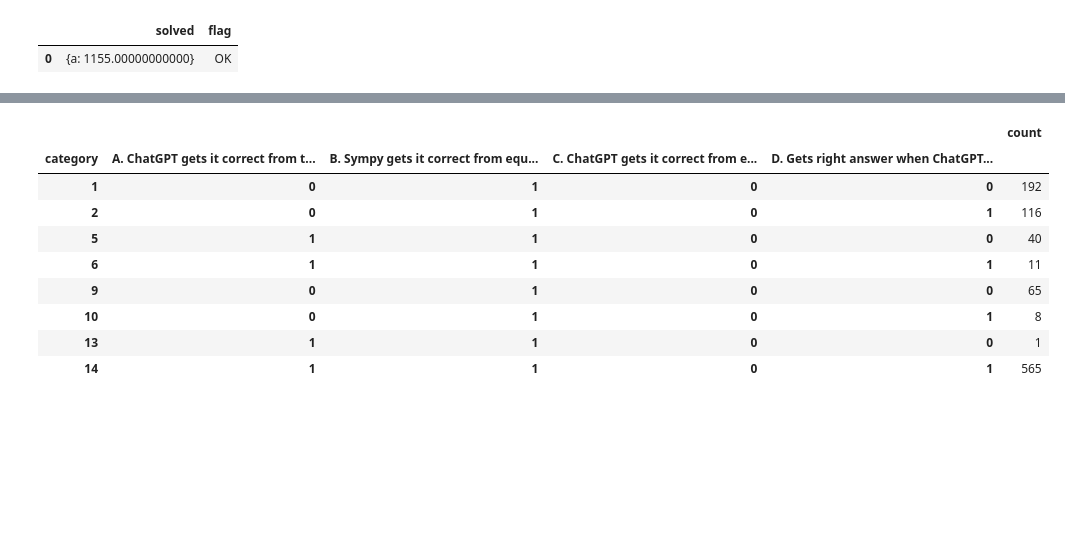
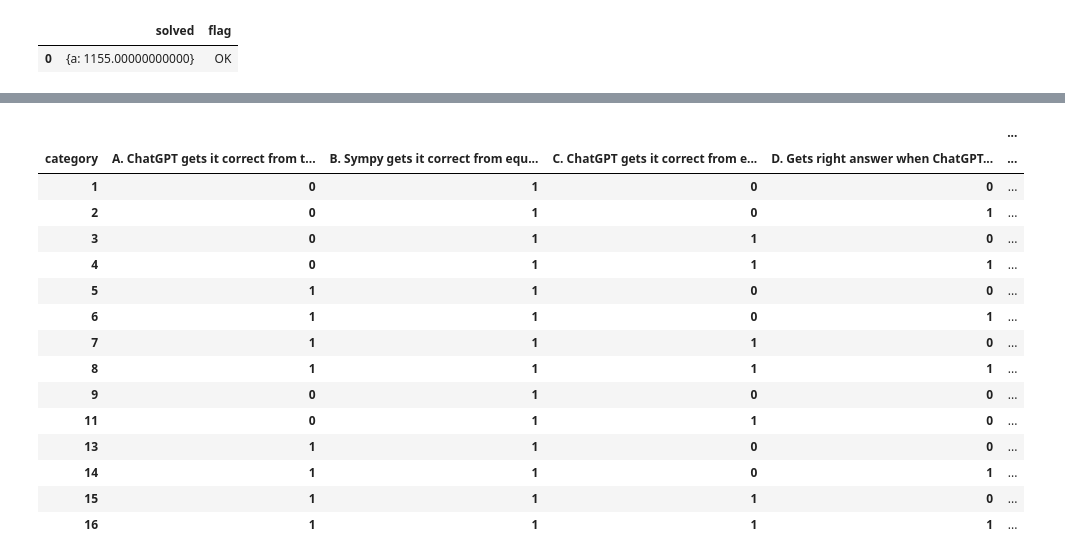
Before and after one commit to hwelsters/internal-consistency, a Jupyter notebook: 06-03-2023/categorize.ipynb, the cells around one changed output, grey strips where cells are left out. Saved outputs shown, nothing was run; the diff lists cells and outputs as text; code cells hidden in the pictures; blank space fills up the shorter version.

```diff
--- a/06-03-2023/categorize.ipynb
+++ b/06-03-2023/categorize.ipynb
@@ -88,3 +94,9 @@ def grade_response(row, file_name):
     if category_array == [1, 1 , 1]: row['category'] = 8 + offset
 
     return row
+# %%
+system = pandas.read_json('data/output/system_equations/sample_0.jsonl', lines=True)
+system = system[['question_id', 'choices']]
+system['choices'] = system['choices'].apply(lambda row : row[0]['message']['content'])
+system = system.set_index('question_id')
+system.head(1)
@@ -91,15 +107,17 @@ def grade_response(row, file_name):
 # %%
+ground = ground.join(system)
+
 for file_path in os.listdir(SOLVED_FILE_PATH):
     solved = pandas.read_json(f"{SOLVED_FILE_PATH}{file_path}", lines=True)
-    solved = solved[['question_id', 'question', 'choices', 'solved']]
-    solved['choices'] = solved['choices'].apply(lambda row : row[0]['message']['content'])
+    solved = solved[['question_id', 'question', 'solved']]
+    # solved['choices'] = solved['choices'].apply(lambda row : row[0]['message']['content'])
     file_name = file_path.split('.')[0]
-    solved = solved.rename(columns={'question': f'{file_name}__question', 'choices': f'{file_name}__choices', 'solved': f'{file_name}__solved'})
+    solved = solved.rename(columns={'question': f'{file_name}__question', 'solved': f'{file_name}__solved'})
     solved = solved.set_index('question_id')
     ground = ground.join(solved, how='left')
     ground = ground.apply(lambda row : grade_response(row, file_name), axis=1)
 
-majority_eqn = pandas.read_json('data/output/solved_majority_eqn/solved_majority.jsonl',lines=True)
+majority_eqn = pandas.read_json('data/output/solve_majority_test/sample_0.jsonl',lines=True)
 majority_eqn = majority_eqn[['question_id', 'response', 'majority_equation', 'solved']]
 majority_eqn = majority_eqn.rename(columns={'question': f'majority__question', 'response': f'majority__question', 'majority_equation': f'majority__choices', 'solved': f'majority__solved'})
 majority_eqn = majority_eqn.set_index('question_id')
@@ -108,5 +126,5 @@ ground = ground.apply(lambda row : grade_response(row, 'majority'), axis=1)
 
 # print(len(ground))
 ground = ground[~ground.index.duplicated(keep='first')]
-ground.head(1)
+ground.head(3)
 # %% [output]
@@ -114,35 +137,35 @@ KeyError: "['question_id', 'response', 'majority_equation'] not in index"
 # %%
 def label_category(row):
     category = row.name[0]
     return row
 
 values = pandas.DataFrame(ground[[
     'category',
     'A. ChatGPT gets it correct from text to final solution',
     'B. Sympy gets it correct from equations to final solution',
     'C. ChatGPT gets it correct from equations to final solution',
-    'D. Gets right answer when ChatGPT transforms text to equations and SymPy solves the equations from chat GPT']].value_counts().sort_index())
-values = values.apply(lambda row : label_category(row), axis=1)
-values = values[[
-    # 'E. Final answer and equations same',
-    'count',
-    # 'Equations',
-    # 'Solving',
-    # 'Understandable',
-    # 'Theory'
-]]
+    'D. Gets right answer when ChatGPT transforms text to equations and SymPy solves the equations from chat GPT',
+    'E. Final answer and equations same'
+]].value_counts().sort_index())
+
 values
 # %% [output]
-|  |  |  |  |  | count |
-| category | A. ChatGPT gets it correct from t... | B. Sympy gets it correct from equ... | C. ChatGPT gets it correct from e... | D. Gets right answer when ChatGPT... |  |
-| 1 | 0 | 1 | 0 | 0 | 192 |
-| 2 | 0 | 1 | 0 | 1 | 116 |
-| 5 | 1 | 1 | 0 | 0 | 40 |
-| 6 | 1 | 1 | 0 | 1 | 11 |
-| 9 | 0 | 1 | 0 | 0 | 65 |
-| 10 | 0 | 1 | 0 | 1 | 8 |
-| 13 | 1 | 1 | 0 | 0 | 1 |
-| 14 | 1 | 1 | 0 | 1 | 565 |
+|  |  |  |  |  | ... |
+| category | A. ChatGPT gets it correct from t... | B. Sympy gets it correct from equ... | C. ChatGPT gets it correct from e... | D. Gets right answer when ChatGPT... | ... |
+| 1 | 0 | 1 | 0 | 0 | ... |
+| 2 | 0 | 1 | 0 | 1 | ... |
+| 3 | 0 | 1 | 1 | 0 | ... |
+| 4 | 0 | 1 | 1 | 1 | ... |
+| 5 | 1 | 1 | 0 | 0 | ... |
+| 6 | 1 | 1 | 0 | 1 | ... |
+| 7 | 1 | 1 | 1 | 0 | ... |
+| 8 | 1 | 1 | 1 | 1 | ... |
+| 9 | 0 | 1 | 0 | 0 | ... |
+| 11 | 0 | 1 | 1 | 0 | ... |
+| 13 | 1 | 1 | 0 | 0 | ... |
+| 14 | 1 | 1 | 0 | 1 | ... |
+| 15 | 1 | 1 | 1 | 0 | ... |
+| 16 | 1 | 1 | 1 | 1 | ... |
 # %%
 import xlsxwriter
 
```
Also changed, not shown: parts of 4 cells of this notebook, 1 other file.
